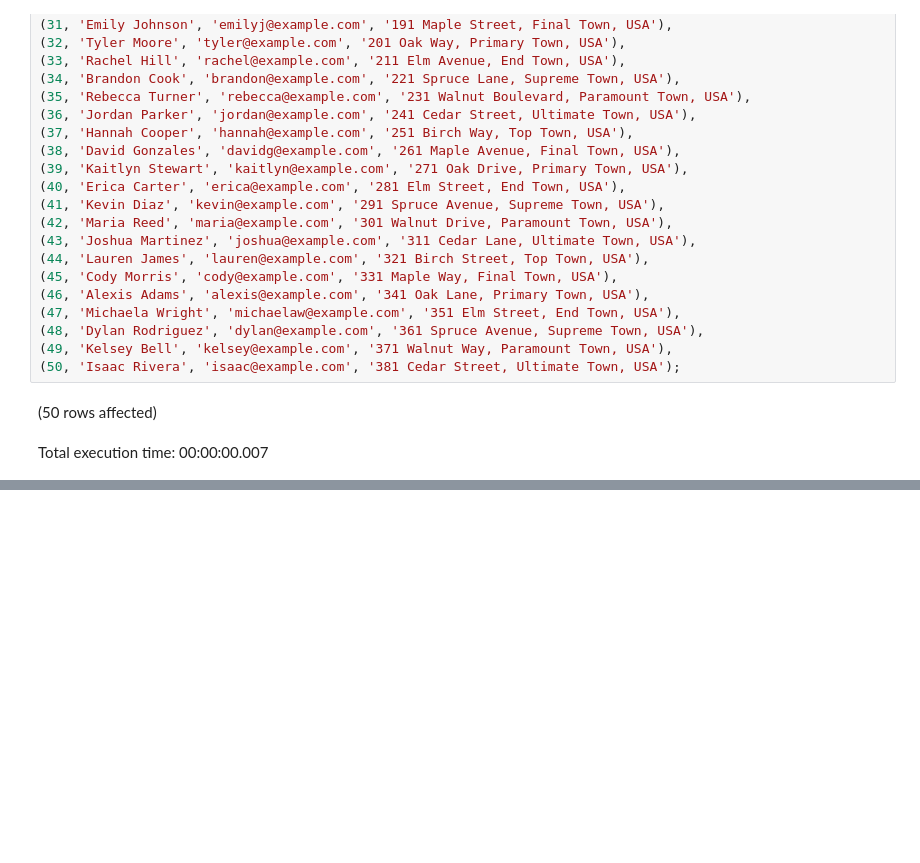
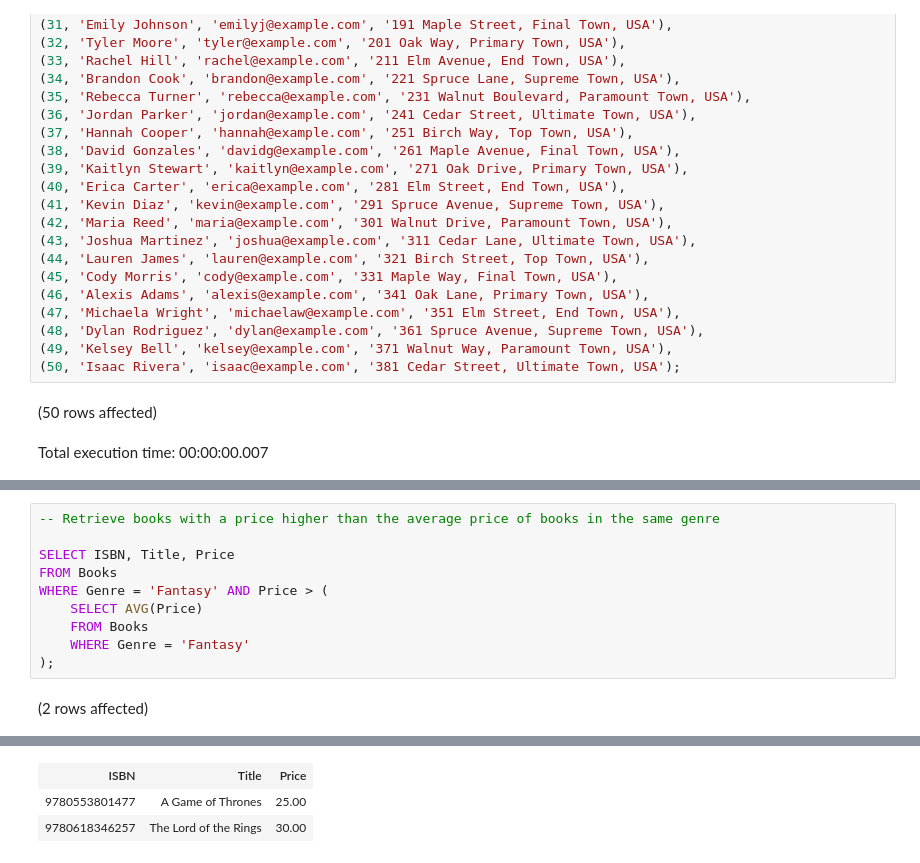
Before and after one commit to samietex/OnlineBookStore, a Jupyter notebook: OnlineBookstoreDatabaseSolution.ipynb, the cells around one changed output, grey strips where cells are left out. Saved outputs shown, nothing was run; the diff lists cells and outputs as text; blank space fills up the shorter version.

```diff
--- a/OnlineBookstoreDatabaseSolution.ipynb
+++ b/OnlineBookstoreDatabaseSolution.ipynb
@@ -294,0 +510,12 @@ INSERT INTO Orders (OrderID, CustomerID, OrderDate, TotalPrice) VALUES
+# %%
+-- Retrieve books with a price higher than the average price of books in the same genre
+
+SELECT ISBN, Title, Price
+FROM Books
+WHERE Genre = 'Fantasy' AND Price > (
+    SELECT AVG(Price)
+    FROM Books
+    WHERE Genre = 'Fantasy'
+);
+# %% [output]
+(2 rows affected)
@@ -294,0 +523,3 @@ INSERT INTO Orders (OrderID, CustomerID, OrderDate, TotalPrice) VALUES
+| ISBN | Title | Price |
+| 9780553801477 | A Game of Thrones | 25.00 |
+| 9780618346257 | The Lord of the Rings | 30.00 |
```
Also changed, not shown: parts of 17 cells of this notebook.
